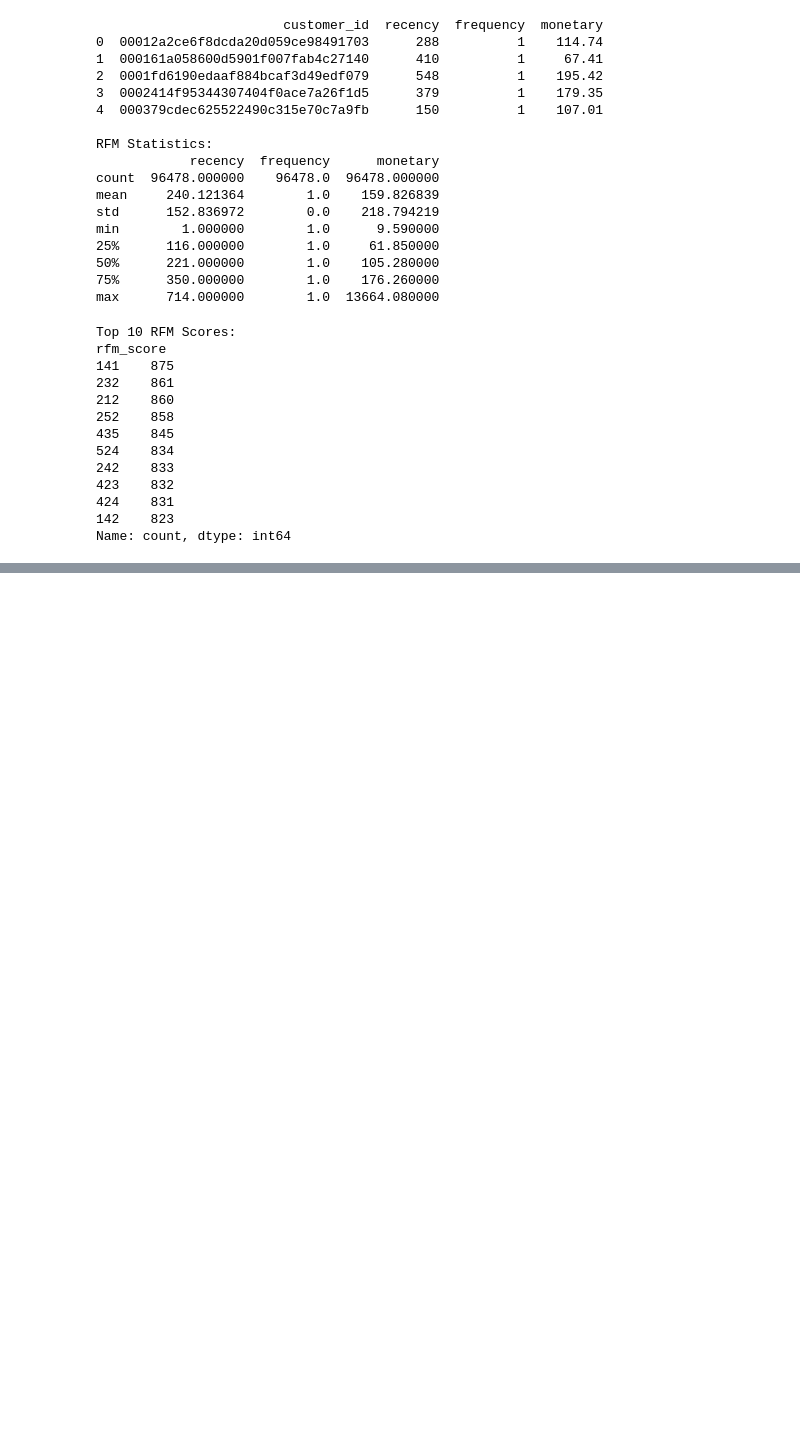
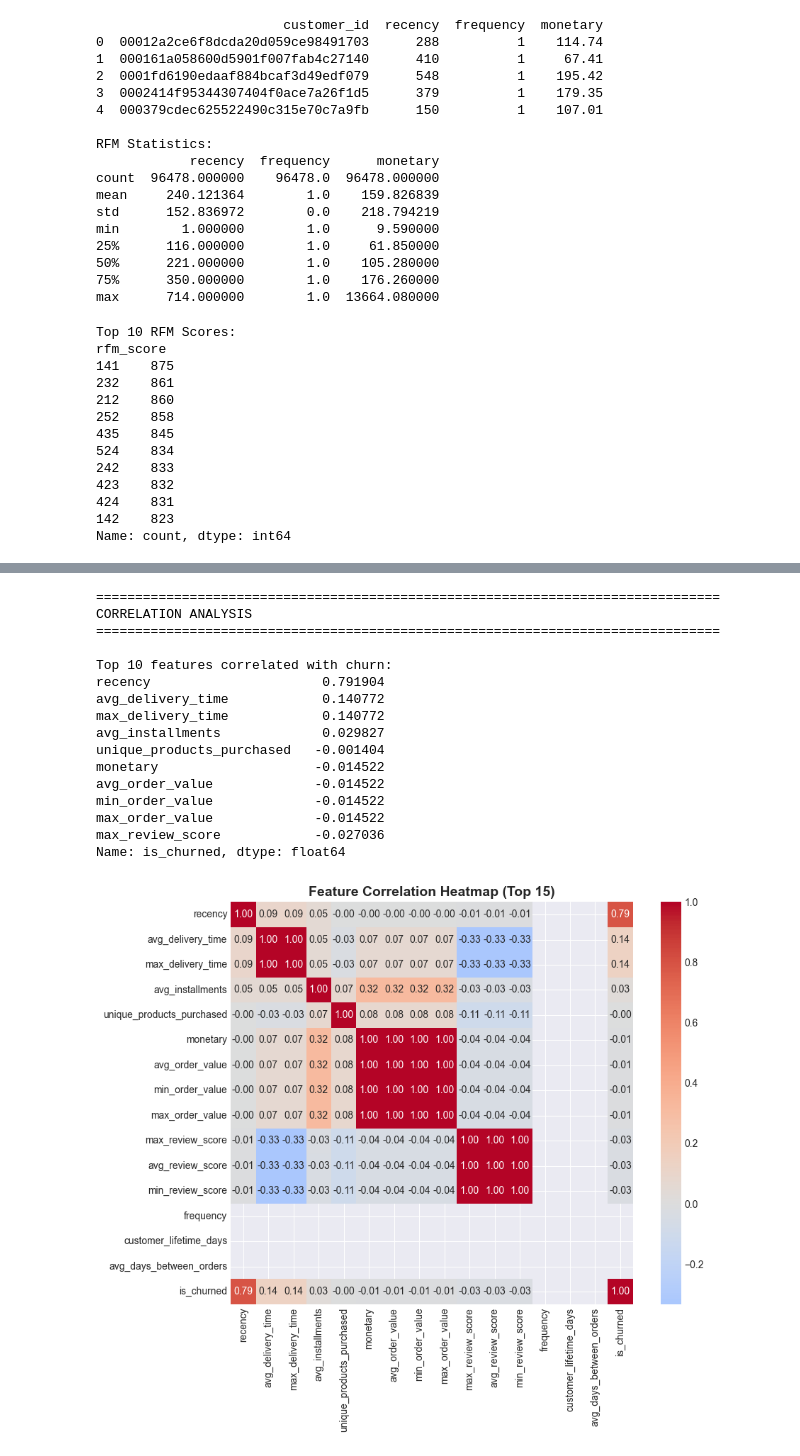
Before and after one commit to suleyman-celik/ecommerce-churn-prediction, a Jupyter notebook: notebooks/02featureEng.ipynb, the cells around one changed output, grey strips where cells are left out. Saved outputs shown, nothing was run; the diff lists cells and outputs as text; code cells hidden in the pictures; blank space fills up the shorter version.

```diff
--- a/notebooks/02featureEng.ipynb
+++ b/notebooks/02featureEng.ipynb
@@ -182,0 +447,52 @@ Name: count, dtype: int64
+# %%
+# =============================================================================
+# 6. FEATURE IMPORTANCE ANALYSIS (Quick Check)
+# =============================================================================
+
+print("\n" + "="*80)
+print("CORRELATION ANALYSIS")
+print("="*80)
+
+# Numeric features only
+numeric_features = features_df.select_dtypes(include=[np.number]).columns.tolist()
+
+# Remove identifier and target
+features_for_corr = [f for f in numeric_features if f not in ['customer_id', 'is_churned']]
+
+# Correlation with target
+correlations = features_df[features_for_corr + ['is_churned']].corr()['is_churned'].sort_values(ascending=False)
+print("\nTop 10 features correlated with churn:")
+print(correlations[1:11])  # Skip self-correlation
+
+# Visualization
+plt.figure(figsize=(10, 8))
+top_features = correlations[1:16].index  # Top 15
+sns.heatmap(
+    features_df[list(top_features) + ['is_churned']].corr(),
+    annot=True,
+    fmt='.2f',
+    cmap='coolwarm',
+    center=0,
+    square=True
+)
+plt.title('Feature Correlation Heatmap (Top 15)', fontsize=14, fontweight='bold')
+plt.tight_layout()
+plt.show()
+# %% [output]
+================================================================================
+CORRELATION ANALYSIS
+================================================================================
+
+Top 10 features correlated with churn:
+recency                      0.791904
+avg_delivery_time            0.140772
+max_delivery_time            0.140772
+avg_installments             0.029827
+unique_products_purchased   -0.001404
+monetary                    -0.014522
+avg_order_value             -0.014522
+min_order_value             -0.014522
+max_order_value             -0.014522
+max_review_score            -0.027036
+Name: is_churned, dtype: float64
+[figure, added]
```
Also changed, not shown: parts of 7 cells of this notebook, 4 other files.
